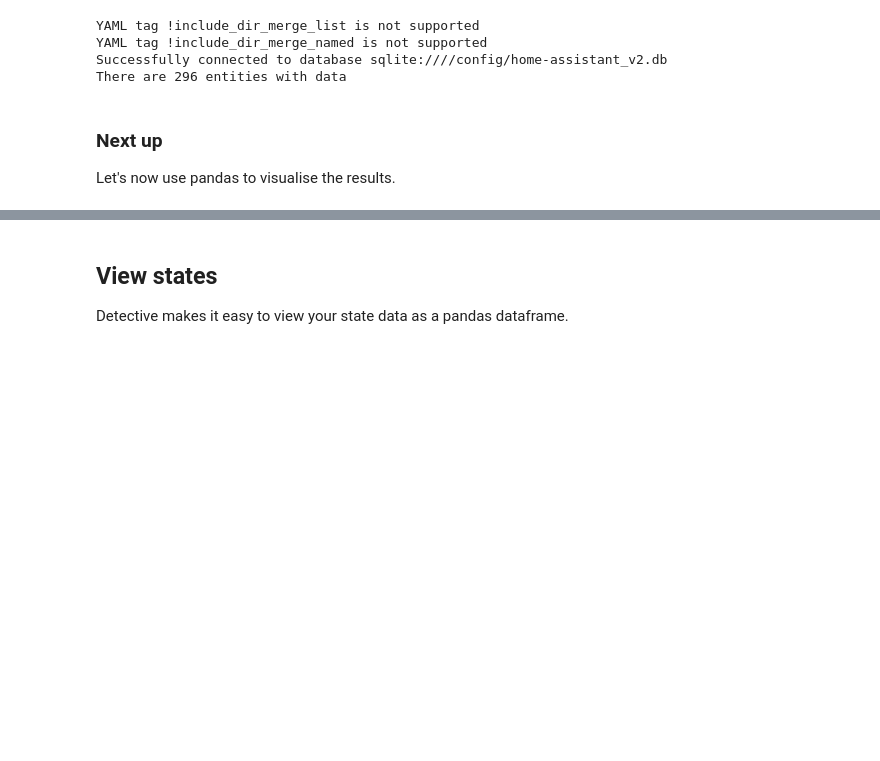
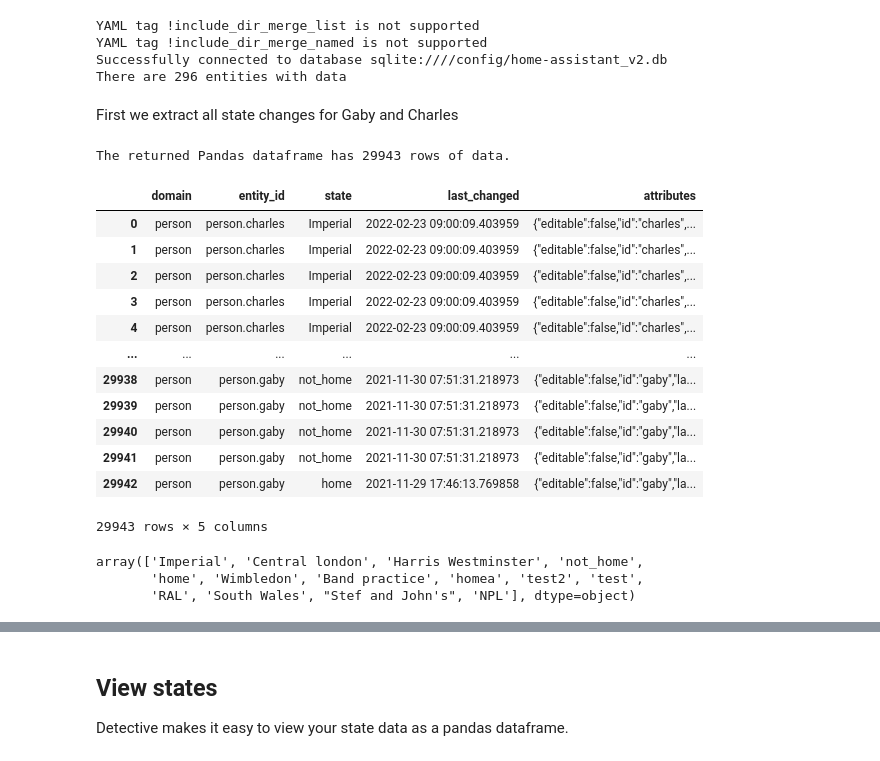
Before and after one commit to charlesbaynham/house-absolute-ha-setup, a Jupyter notebook: notebooks/plot_work_cycle_times.ipynb, the cells around one changed output, grey strips where cells are left out. Drawn from its saved outputs; the diff is of its cells as text; code cells hidden in the pictures; blank space fills up the shorter version.

```diff
--- a/notebooks/plot_work_cycle_times.ipynb
+++ b/notebooks/plot_work_cycle_times.ipynb
@@ -36,4 +29,28 @@ results
-# %% [markdown]
-### Next up
-
-Let's now use pandas to visualise the results.
+# %% [markdown]
+First we extract all state changes for Gaby and Charles
+# %%
+people = ("person.charles","person.gaby",)
+workplaces = ("Imperial", "Harris Westminster",)
+results = db.fetch_all_data_of(people)
+results
+# %% [output]
+The returned Pandas dataframe has 29943 rows of data.
+|  | domain | entity_id | state | last_changed | attributes |
+| 0 | person | person.charles | Imperial | 2022-02-23 09:00:09.403959 | {"editable":false,"id":"charles",... |
+| 1 | person | person.charles | Imperial | 2022-02-23 09:00:09.403959 | {"editable":false,"id":"charles",... |
+| 2 | person | person.charles | Imperial | 2022-02-23 09:00:09.403959 | {"editable":false,"id":"charles",... |
+| 3 | person | person.charles | Imperial | 2022-02-23 09:00:09.403959 | {"editable":false,"id":"charles",... |
+| 4 | person | person.charles | Imperial | 2022-02-23 09:00:09.403959 | {"editable":false,"id":"charles",... |
+| ... | ... | ... | ... | ... | ... |
+| 29938 | person | person.gaby | not_home | 2021-11-30 07:51:31.218973 | {"editable":false,"id":"gaby","la... |
+| 29939 | person | person.gaby | not_home | 2021-11-30 07:51:31.218973 | {"editable":false,"id":"gaby","la... |
+| 29940 | person | person.gaby | not_home | 2021-11-30 07:51:31.218973 | {"editable":false,"id":"gaby","la... |
+| 29941 | person | person.gaby | not_home | 2021-11-30 07:51:31.218973 | {"editable":false,"id":"gaby","la... |
+| 29942 | person | person.gaby | home | 2021-11-29 17:46:13.769858 | {"editable":false,"id":"gaby","la... |
+29943 rows × 5 columns
+# %%
+results.state.unique()
+# %% [output]
+array(['Imperial', 'Central london', 'Harris Westminster', 'not_home',
+       'home', 'Wimbledon', 'Band practice', 'homea', 'test2', 'test',
+       'RAL', 'South Wales', "Stef and John's", 'NPL'], dtype=object)
```
Also changed, not shown: parts of 10 cells of this notebook.
